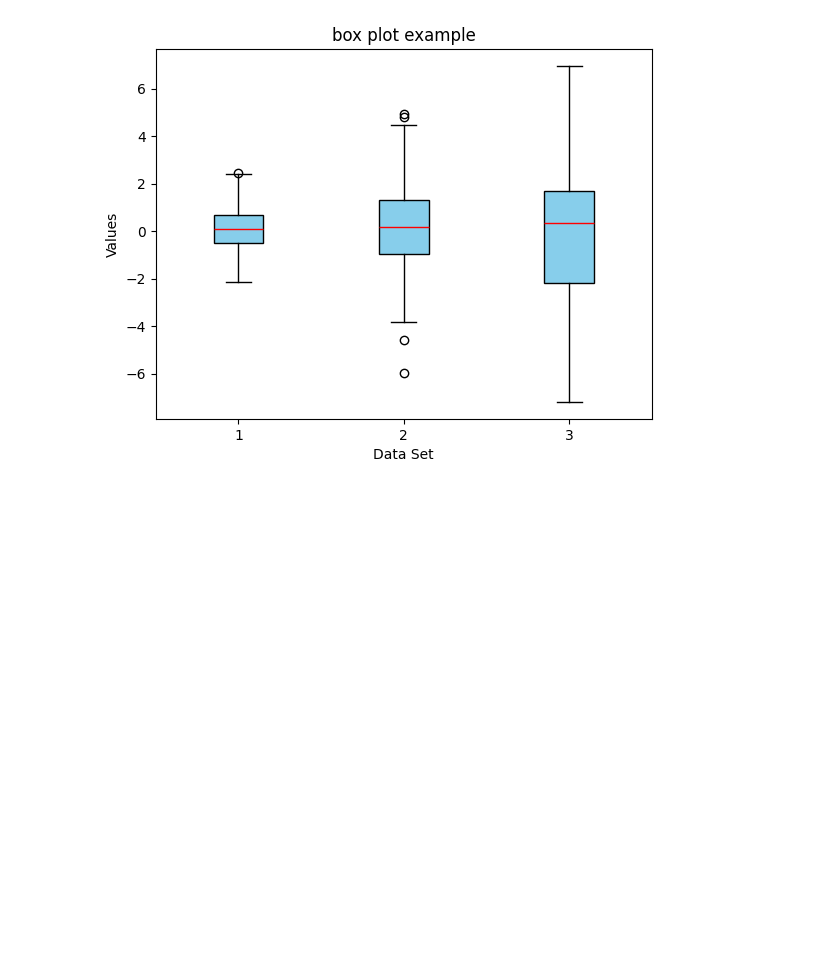
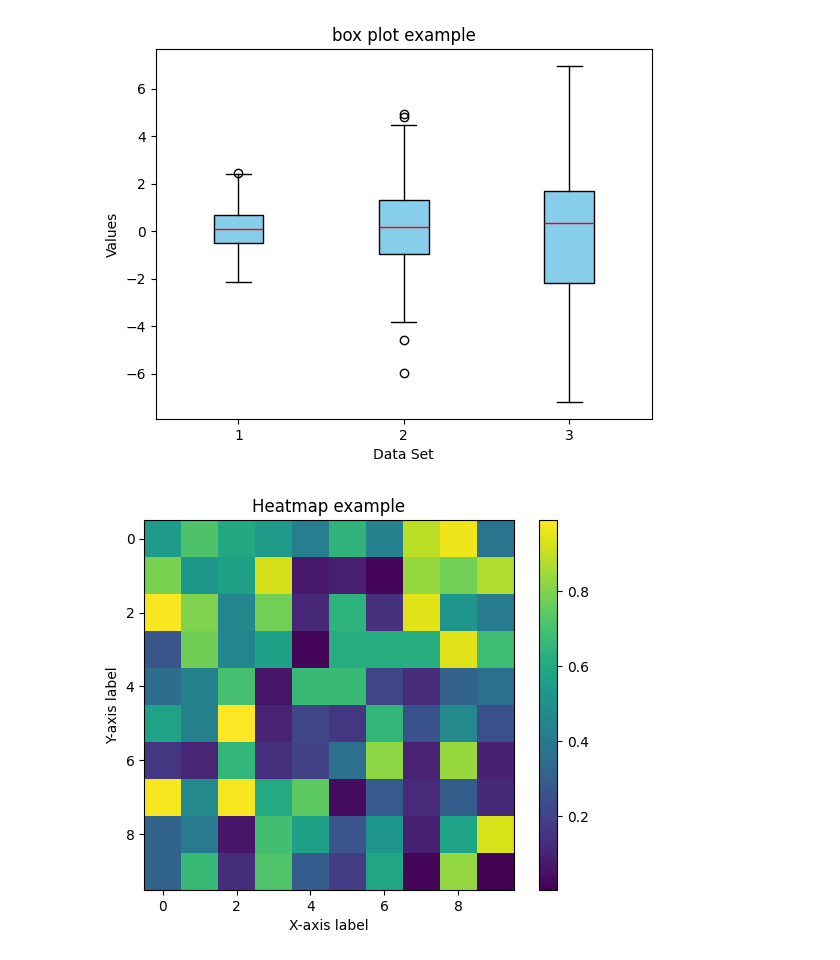
Before and after one commit to Hansaka2001/Data-Analysis-and-Visualization, a Jupyter notebook: Matplotlib/data_visualization/code.ipynb, the cells around one changed output. Saved outputs shown, nothing was run; the diff lists cells and outputs as text; code cells hidden in the pictures; blank space fills up the shorter version.

Commit message:
heatmap

```diff
--- a/Matplotlib/data_visualization/code.ipynb
+++ b/Matplotlib/data_visualization/code.ipynb
@@ -100,3 +100,20 @@ plt.title('box plot example')
 plt.show()
 # %% [output]
 [figure]
+# %%
+import matplotlib.pyplot as plt
+import numpy as np
+
+np.random.seed(0)
+data = np.random.rand(10,10)
+
+plt.imshow(data, cmap='viridis', interpolation='nearest')
+plt.colorbar()
+
+plt.xlabel('X-axis label')
+plt.ylabel('Y-axis label')
+plt.title('Heatmap example')
+
+plt.show()
+# %% [output]
+[figure, added]
```
